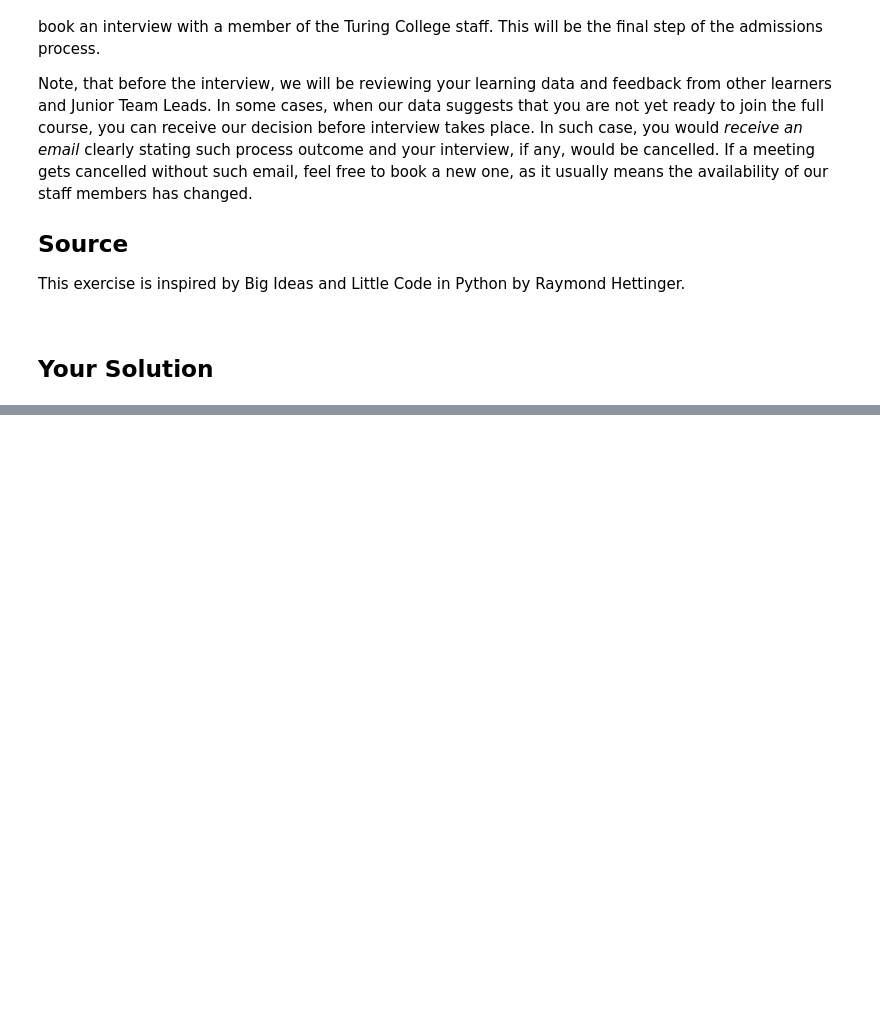
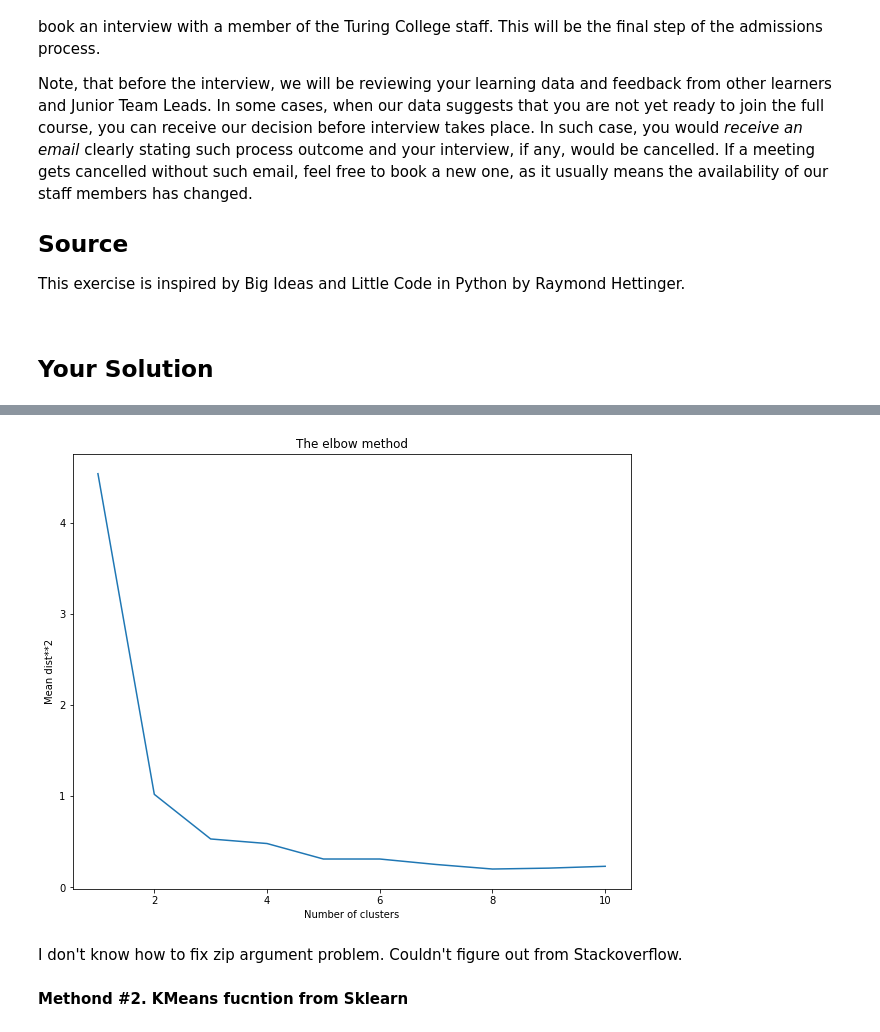
Before and after one commit to ArtemStet/ArtemStet, a Jupyter notebook: DWPP.1.ipynb, the cells around one changed output, grey strips where cells are left out. Saved outputs shown, nothing was run; the diff lists cells and outputs as text; code cells hidden in the pictures; blank space fills up the shorter version.

```diff
--- a/DWPP.1.ipynb
+++ b/DWPP.1.ipynb
@@ -156,0 +174,3 @@ Index(['sepal length (cm)', 'sepal width (cm)', 'petal length (cm)',
+# %%
+data = np.array(iris.data)
+tuples = [tuple(x) for x in data]
@@ -156,0 +222,8 @@ Index(['sepal length (cm)', 'sepal width (cm)', 'petal length (cm)',
+# %%
+    quality_check = []
+    for k in range(1, 11):
+        centroids = k_means(tuples, k, 100)
+        d = assign_data(centroids, data)
+        print(f'{k}  {quality(d) :8,.1f}')
+        quality_check.append(round(quality(d), 2))
+    quality_check
@@ -156,0 +242,13 @@ Index(['sepal length (cm)', 'sepal width (cm)', 'petal length (cm)',
+# %%
+plt.figure(figsize=(10, 8))
+plt.plot(range(1, 11), quality_check)
+plt.title('The elbow method')
+plt.xlabel('Number of clusters')
+plt.ylabel('Mean dist**2')
+plt.show()
+# %% [output]
+[figure, added]
+# %% [markdown]
+I don't know how to fix zip argument problem. Couldn't figure out from Stackoverflow.
+# %% [markdown]
+**Methond #2. KMeans fucntion from Sklearn**
```
Also changed, not shown: parts of 19 cells of this notebook.
